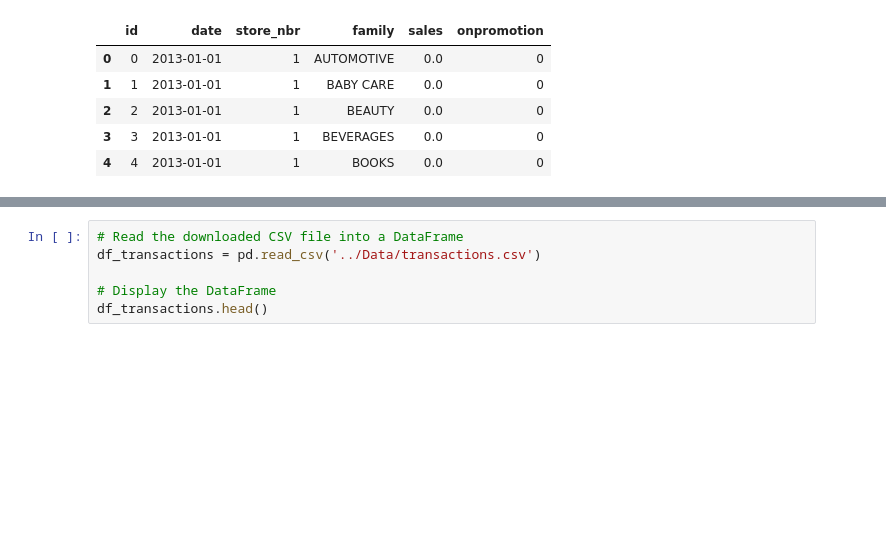
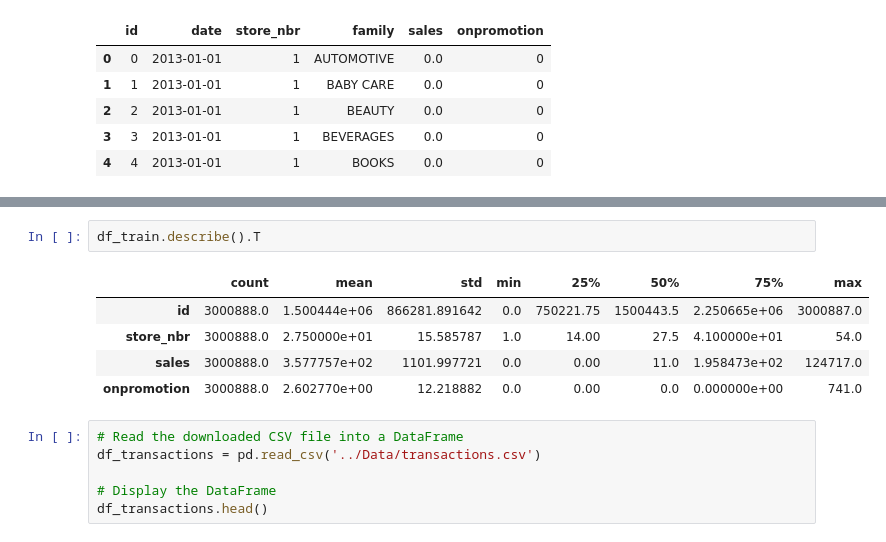
Before and after one commit to EfyaDufie2020/Time-Series-Regression-Analysis, a Jupyter notebook: Notebooks/Time Series Analysis.ipynb, the cells around one changed output, grey strips where cells are left out. Saved outputs shown, nothing was run; the diff lists cells and outputs as text; blank space fills up the shorter version.

```diff
--- a/Notebooks/Time Series Analysis.ipynb
+++ b/Notebooks/Time Series Analysis.ipynb
@@ -228,3 +512,11 @@ df_train.head()
+# %%
+df_train.describe().T
+# %% [output]
+|  | count | mean | std | min | 25% | 50% | 75% | max |
+| id | 3000888.0 | 1.500444e+06 | 866281.891642 | 0.0 | 750221.75 | 1500443.5 | 2.250665e+06 | 3000887.0 |
+| store_nbr | 3000888.0 | 2.750000e+01 | 15.585787 | 1.0 | 14.00 | 27.5 | 4.100000e+01 | 54.0 |
+| sales | 3000888.0 | 3.577757e+02 | 1101.997721 | 0.0 | 0.00 | 11.0 | 1.958473e+02 | 124717.0 |
+| onpromotion | 3000888.0 | 2.602770e+00 | 12.218882 | 0.0 | 0.00 | 0.0 | 0.000000e+00 | 741.0 |
 # %%
 # Read the downloaded CSV file into a DataFrame
 df_transactions = pd.read_csv('../Data/transactions.csv')
```
Also changed, not shown: parts of 46 cells of this notebook.
